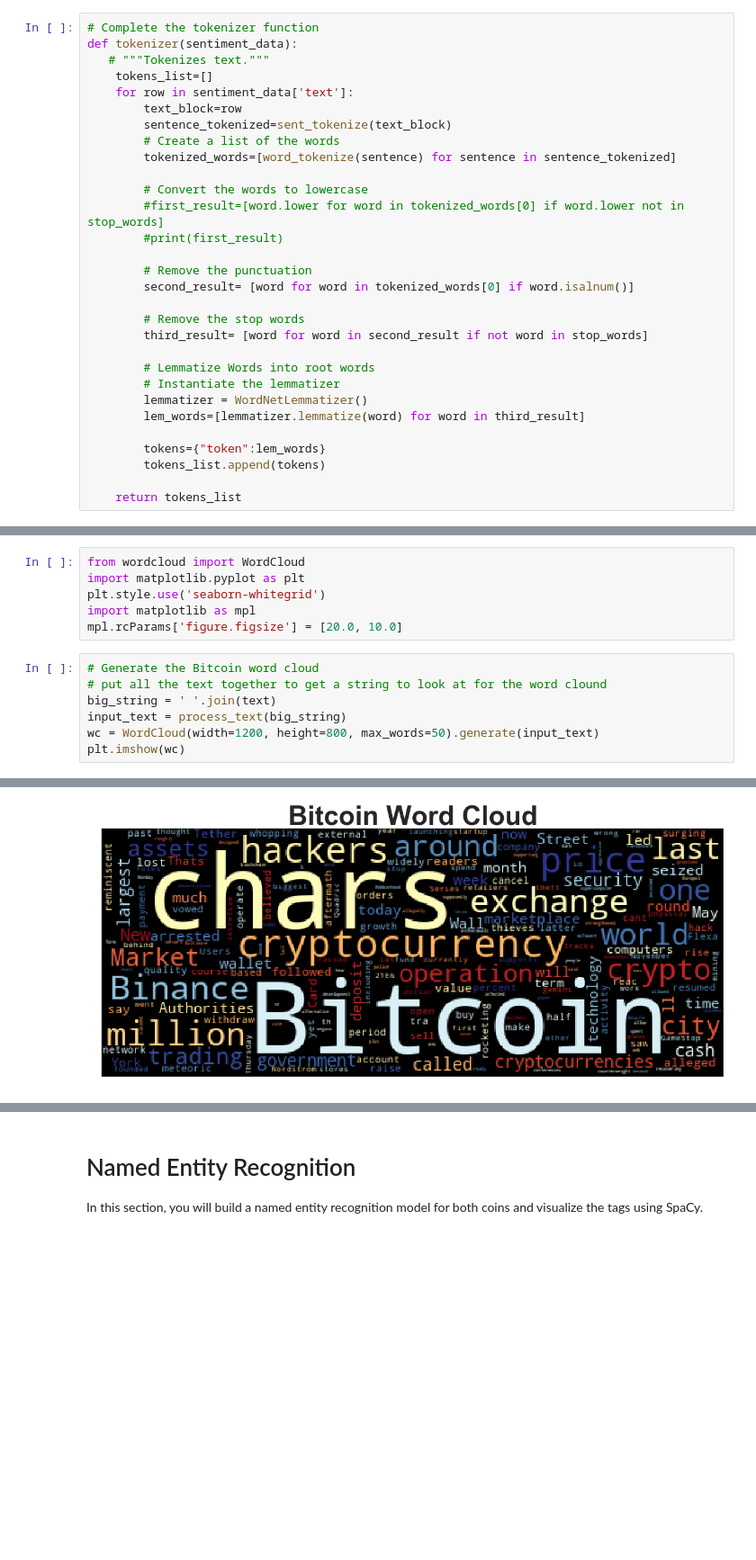
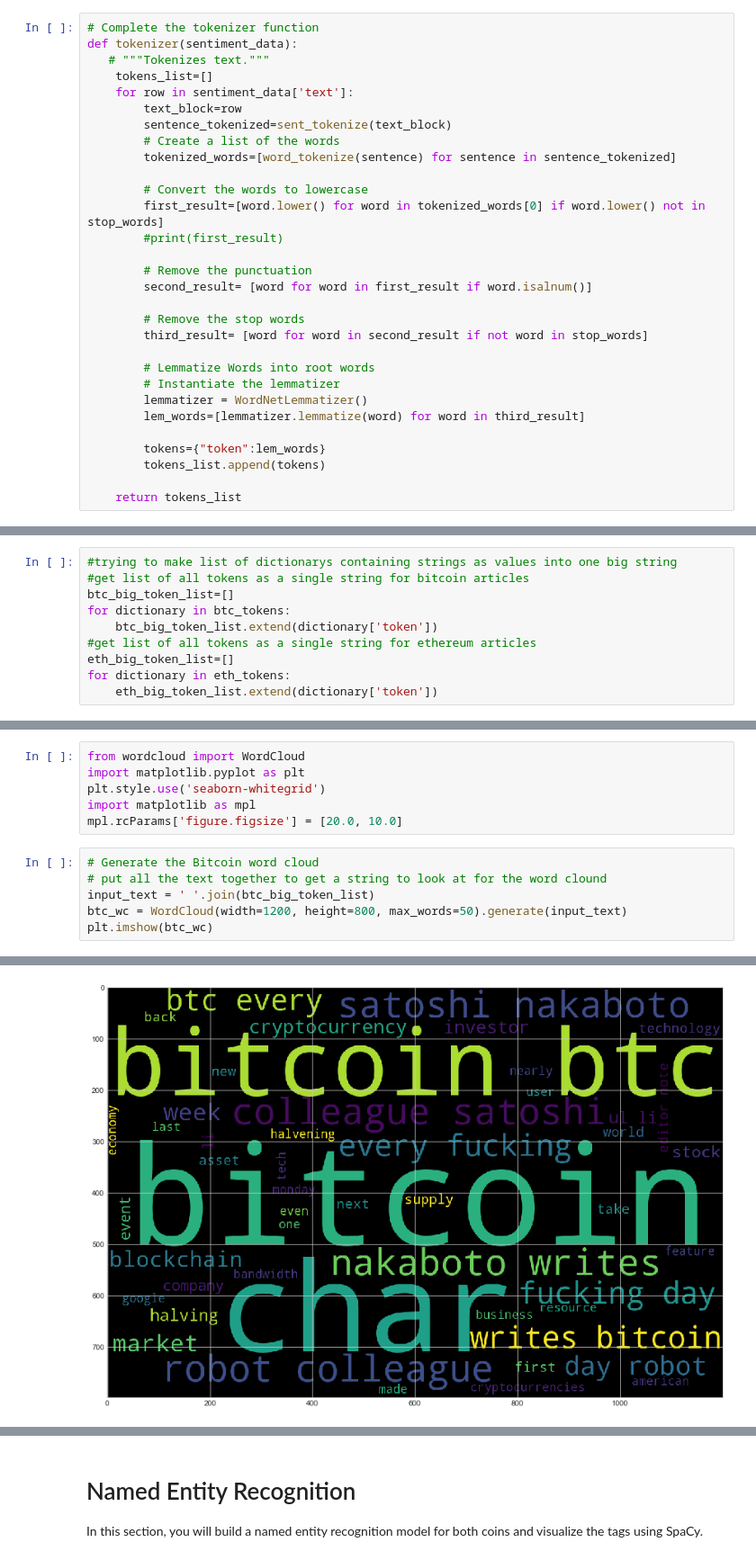
Before and after one commit to awanzek/nlp_homework, a Jupyter notebook: crypto_sentiment.ipynb, the cells around one changed output, grey strips where cells are left out. Shown at 90% size. Drawn from its saved outputs; the diff is of its cells as text; blank space fills up the shorter version.

```diff
--- a/crypto_sentiment.ipynb
+++ b/crypto_sentiment.ipynb
@@ -202,11 +202,11 @@ def tokenizer(sentiment_data):
         tokenized_words=[word_tokenize(sentence) for sentence in sentence_tokenized]
 
         # Convert the words to lowercase
-        #first_result=[word.lower for word in tokenized_words[0] if word.lower not in stop_words]
+        first_result=[word.lower() for word in tokenized_words[0] if word.lower() not in stop_words]
         #print(first_result)
 
         # Remove the punctuation
-        second_result= [word for word in tokenized_words[0] if word.isalnum()]
+        second_result= [word for word in first_result if word.isalnum()]
 
         # Remove the stop words
         third_result= [word for word in second_result if not word in stop_words]
@@ -327 +324,11 @@ for article in btc_news['articles']:
+# %%
+#trying to make list of dictionarys containing strings as values into one big string
+#get list of all tokens as a single string for bitcoin articles
+btc_big_token_list=[]
+for dictionary in btc_tokens:
+    btc_big_token_list.extend(dictionary['token'])
+#get list of all tokens as a single string for ethereum articles
+eth_big_token_list=[]
+for dictionary in eth_tokens:
+    eth_big_token_list.extend(dictionary['token'])
 # %%
@@ -433,8 +414,7 @@ mpl.rcParams['figure.figsize'] = [20.0, 10.0]
 # %%
 # Generate the Bitcoin word cloud
 # put all the text together to get a string to look at for the word clound
-big_string = ' '.join(text)
-input_text = process_text(big_string)
-wc = WordCloud(width=1200, height=800, max_words=50).generate(input_text)
-plt.imshow(wc)
+input_text = ' '.join(btc_big_token_list)
+btc_wc = WordCloud(width=1200, height=800, max_words=50).generate(input_text)
+plt.imshow(btc_wc)
 # %% [output]
@@ -441 +422 @@ plt.imshow(wc)
-[figure, old version]
+[figure, new version]
```
Also changed, not shown: parts of 18 cells of this notebook.
